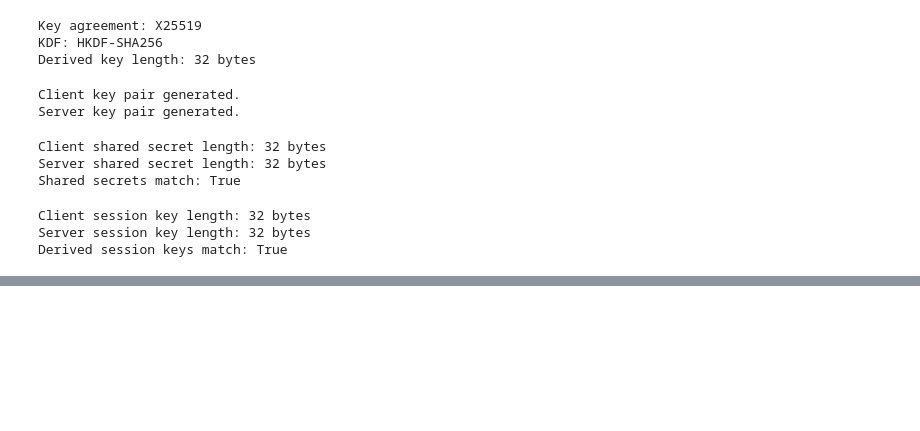
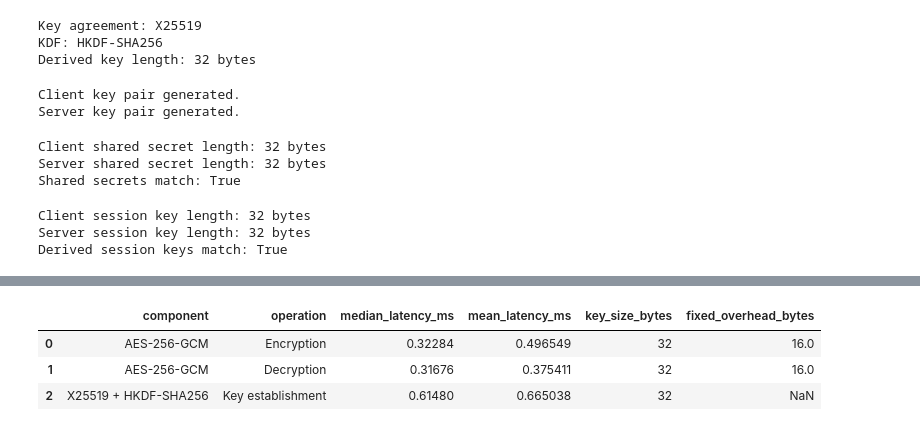
Before and after one commit to AskariAbidi18/Aeges-Q, a Jupyter notebook: notebooks/06_classical_crypto/classical_crypto_benchmark.ipynb, the cells around one changed output, grey strips where cells are left out. Saved outputs shown, nothing was run; the diff lists cells and outputs as text; code cells hidden in the pictures; blank space fills up the shorter version.

```diff
--- a/notebooks/06_classical_crypto/classical_crypto_benchmark.ipynb
+++ b/notebooks/06_classical_crypto/classical_crypto_benchmark.ipynb
@@ -525,0 +566,36 @@ Session-key agreement verified: True
+# %%
+# Combine the classical cryptography benchmark results
+
+classical_crypto_summary = pd.DataFrame([
+    {
+        "component": "AES-256-GCM",
+        "operation": "Encryption",
+        "median_latency_ms": benchmark_df["encryption_median_ms"].mean(),
+        "mean_latency_ms": benchmark_df["encryption_mean_ms"].mean(),
+        "key_size_bytes": 32,
+        "fixed_overhead_bytes": 16,
+    },
+    {
+        "component": "AES-256-GCM",
+        "operation": "Decryption",
+        "median_latency_ms": benchmark_df["decryption_median_ms"].mean(),
+        "mean_latency_ms": benchmark_df["decryption_mean_ms"].mean(),
+        "key_size_bytes": 32,
+        "fixed_overhead_bytes": 16,
+    },
+    {
+        "component": "X25519 + HKDF-SHA256",
+        "operation": "Key establishment",
+        "median_latency_ms": key_exchange_median_ms,
+        "mean_latency_ms": key_exchange_mean_ms,
+        "key_size_bytes": DERIVED_KEY_LENGTH,
+        "fixed_overhead_bytes": None,
+    },
+])
+
+classical_crypto_summary
+# %% [output]
+|  | component | operation | median_latency_ms | mean_latency_ms | key_size_bytes | fixed_overhead_bytes |
+| 0 | AES-256-GCM | Encryption | 0.32284 | 0.496549 | 32 | 16.0 |
+| 1 | AES-256-GCM | Decryption | 0.31676 | 0.375411 | 32 | 16.0 |
+| 2 | X25519 + HKDF-SHA256 | Key establishment | 0.61480 | 0.665038 | 32 | NaN |
```
Also changed, not shown: parts of 16 cells of this notebook, 1 other file.
